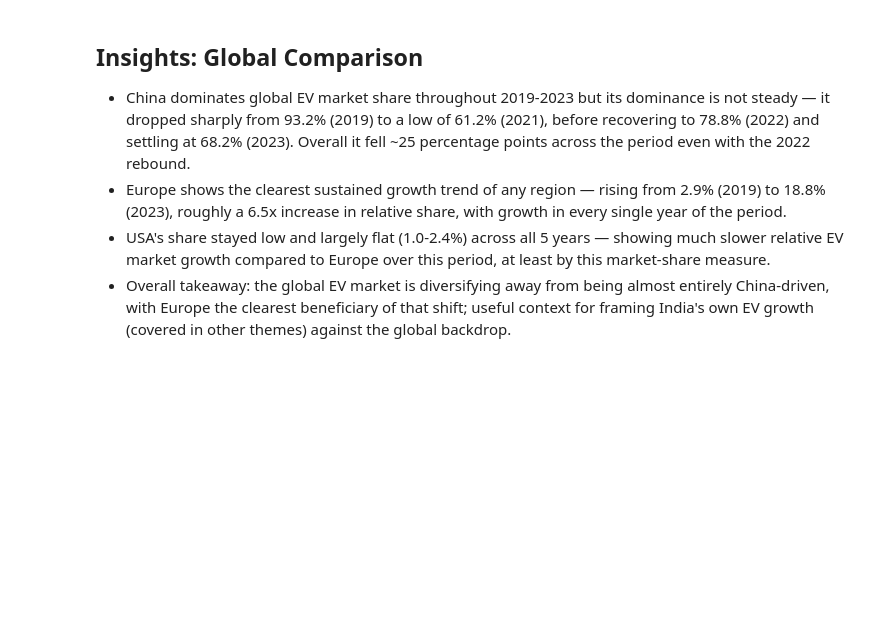
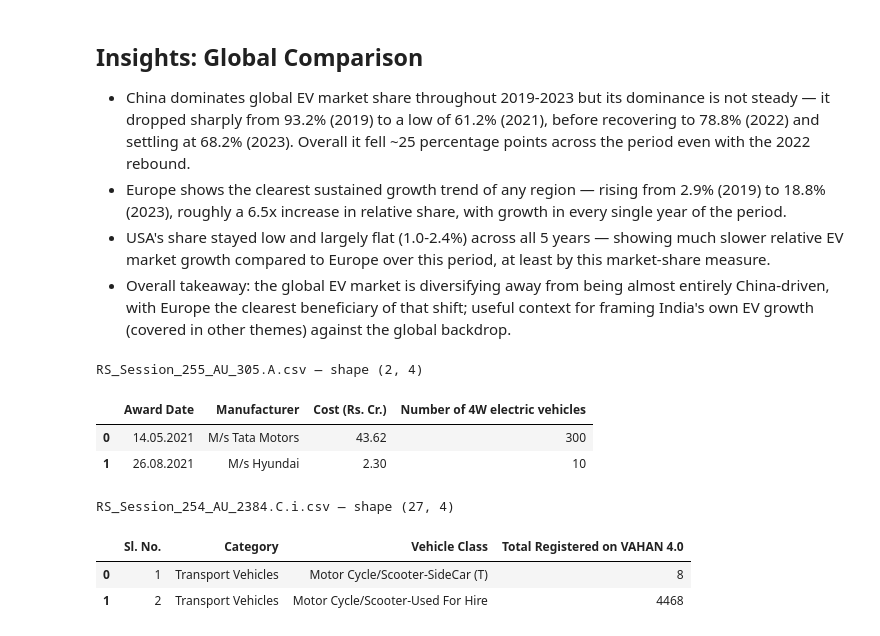
Before and after one commit to RitikaSen27/Automobile-sales-and-EV-adoption-trends, a Jupyter notebook: ev_cleaning.ipynb, the cells around one changed output. Saved outputs shown, nothing was run; the diff lists cells and outputs as text; code cells hidden in the pictures; blank space fills up the shorter version.

```diff
--- a/ev_cleaning.ipynb
+++ b/ev_cleaning.ipynb
@@ -1391,3 +1391,17 @@ memory usage: 772.0+ bytes
   almost entirely China-driven, with Europe the clearest beneficiary of
   that shift; useful context for framing India's own EV growth (covered
   in other themes) against the global backdrop.
+# %%
+for f in theme_groups["manufacturer_specific"]:
+    df = load_and_clean(f)
+    print(f"\n{f} — shape {df.shape}")
+    display(df.head(2))
+# %% [output]
+RS_Session_255_AU_305.A.csv — shape (2, 4)
+|  | Award Date | Manufacturer | Cost (Rs. Cr.) | Number of 4W electric vehicles |
+| 0 | 14.05.2021 | M/s Tata Motors | 43.62 | 300 |
+| 1 | 26.08.2021 | M/s Hyundai | 2.30 | 10 |
+RS_Session_254_AU_2384.C.i.csv — shape (27, 4)
+|  | Sl. No. | Category | Vehicle Class | Total Registered on VAHAN 4.0 |
+| 0 | 1 | Transport Vehicles | Motor Cycle/Scooter-SideCar (T) | 8 |
+| 1 | 2 | Transport Vehicles | Motor Cycle/Scooter-Used For Hire | 4468 |
```
Also changed, not shown: parts of 3 cells of this notebook.
